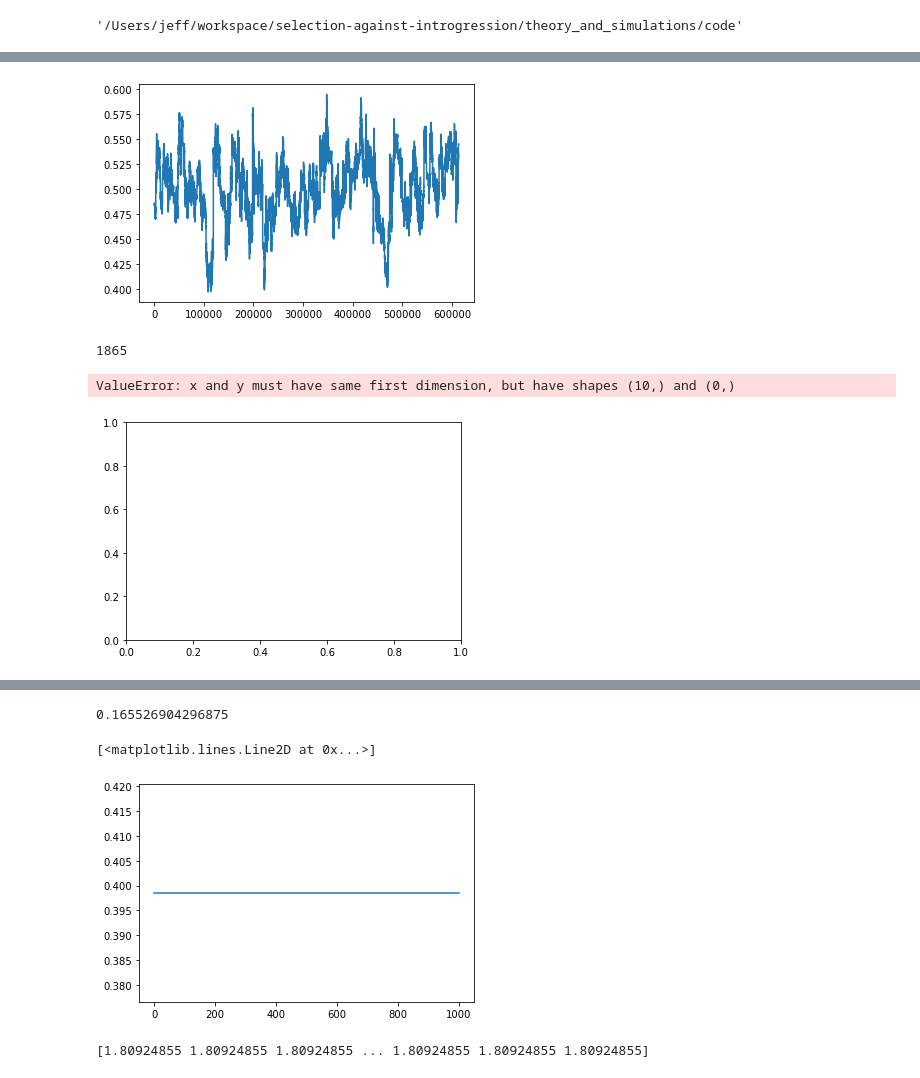
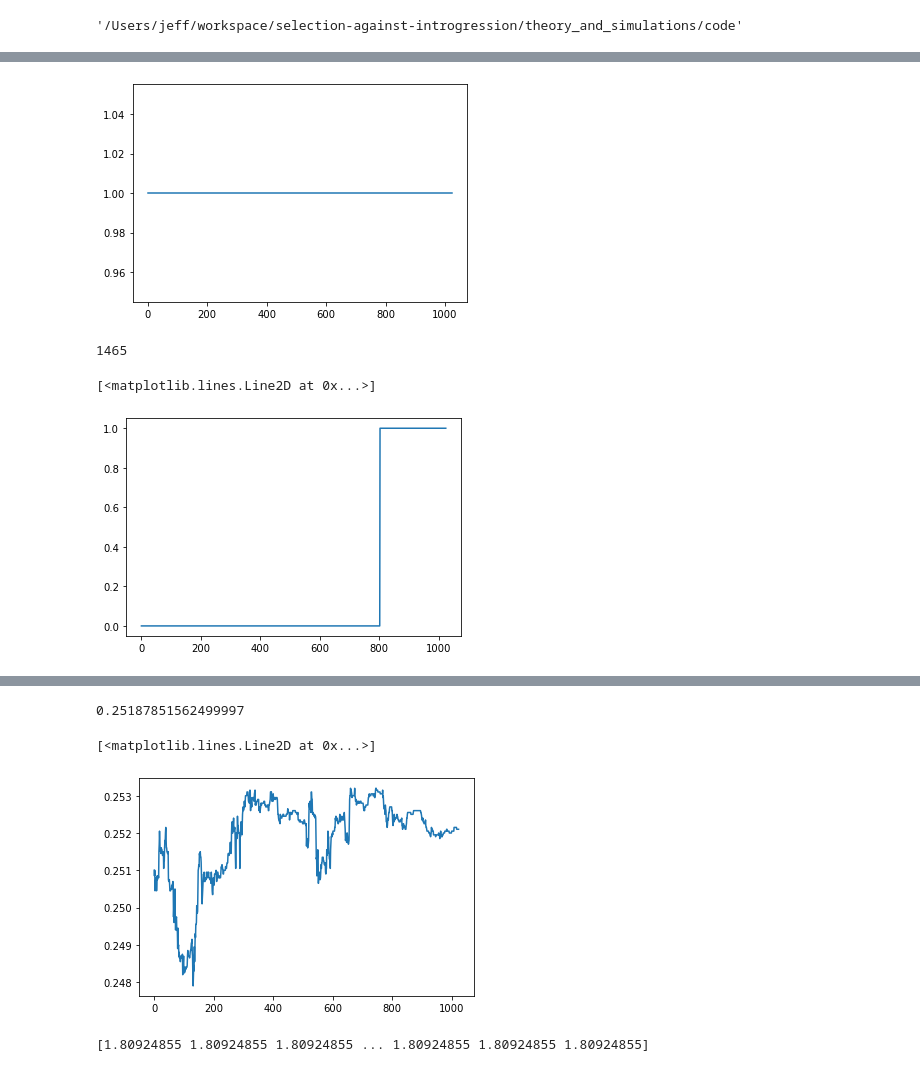
Before and after one commit to jgroh/selection-against-introgression, a Jupyter notebook: theory_and_simulations/code/ancestry.ipynb, the cells around one changed output, grey strips where cells are left out. Cells and saved outputs as stored; diff of their text form; code cells hidden in the pictures.

```diff
--- a/theory_and_simulations/code/ancestry.ipynb
+++ b/theory_and_simulations/code/ancestry.ipynb
@@ -11,7 +11,7 @@ os.getcwd()
 # run simulation
 #subprocess.check_output(["slim", "-m", "-s", "0", "code/intra-chrom.slim"])
 # Load the .trees file
-ts = pyslim.load("/Users/jeff/workspace/selection-against-introgression/theory_and_simulations/results/swordtail_neutral/replicate1_generation100.trees")
+ts = pyslim.load("/Users/jeff/workspace/selection-against-introgression/theory_and_simulations/results/add-sel-periodic-recomb_G1/replicate1_gen0001.trees")
 # %%
 print("Tree sequence has {} trees".format(ts.num_trees))
 print("Tree sequence has {} nodes".format(ts.num_nodes))
@@ -68,7 +50,7 @@ ancestry[-1] = ancestry[-2]
 plt.plot(breaks, ancestry)
 plt.show()
 # %% [output]
-[figure, old version]
+[figure, new version]
 # %%
 subpop_wum, subpop_weights = 0, 0
 for root in tree.roots:
@@ -77,17 +59,19 @@ for root in tree.roots:
     subpop_sum += tree.population(root) * leaves_count
 subpop_sum
 # %% [output]
-1865
+1465
 # %%
 G = ts.genotype_matrix(isolated_as_missing=False)
-plt.plot(np.arange(0,10).tolist(), G[:,4].tolist()[0:10] )
+
+
+plt.plot(np.arange(0,1024).tolist(), G[:,2].tolist()[0:1024] )
 #np.mean(G[1,1:100])
 #G[-10:,-10:]
 #np.mean(np.absolute(G[1,:]))
 #np.mean(np.abs(G[1, :100]))
 # %% [output]
-ValueError: x and y must have same first dimension, but have shapes (10,) and (0,)
+[<matplotlib.lines.Line2D at 0x...>]
-[figure, old version]
+[figure, new version]
 # %%
 for h in np.arange(0, np.shape(G)[1]):
     hap = G[:,h]
@@ -121,8 +105,11 @@ def allele_frequencies(ts, sample_sets=None):
     def f(x):
        return x / n
     return ts.sample_count_stat(sample_sets, f, len(sample_sets), windows='sites', polarised=True, mode='site', strict=False, span_normalise = True)
+# %%
+allset = [ts.samples(p) for p in range(ts.num_populations)]
+popset = [allset[0]]
 # %%
-val = allele_frequencies(ts, sample_sets=sset).tolist()
+val = allele_frequencies(ts, sample_sets=popset).tolist()
 val
 val = [item for sublist in val for item in sublist]
 pos = [s.position for s in ts.sites()]
@@ -136,12 +123,12 @@ np.mean(freq)
 
 #print("file", *freq)
 # %% [output]
-0.165526904296875
+0.25187851562499997
 # %%
-plt.plot(np.arange(0,1000).tolist(), freq)
+plt.plot(np.arange(0,1024).tolist(), freq)
 # %% [output]
 [<matplotlib.lines.Line2D at 0x...>]
-[figure, old version]
+[figure, new version]
 # %%
 breaks = np.zeros(ts.num_trees + 1)
 ancestry = np.zeros(ts.num_trees + 1)
```
Also changed, not shown: parts of 2 cells of this notebook, 4 other files.
